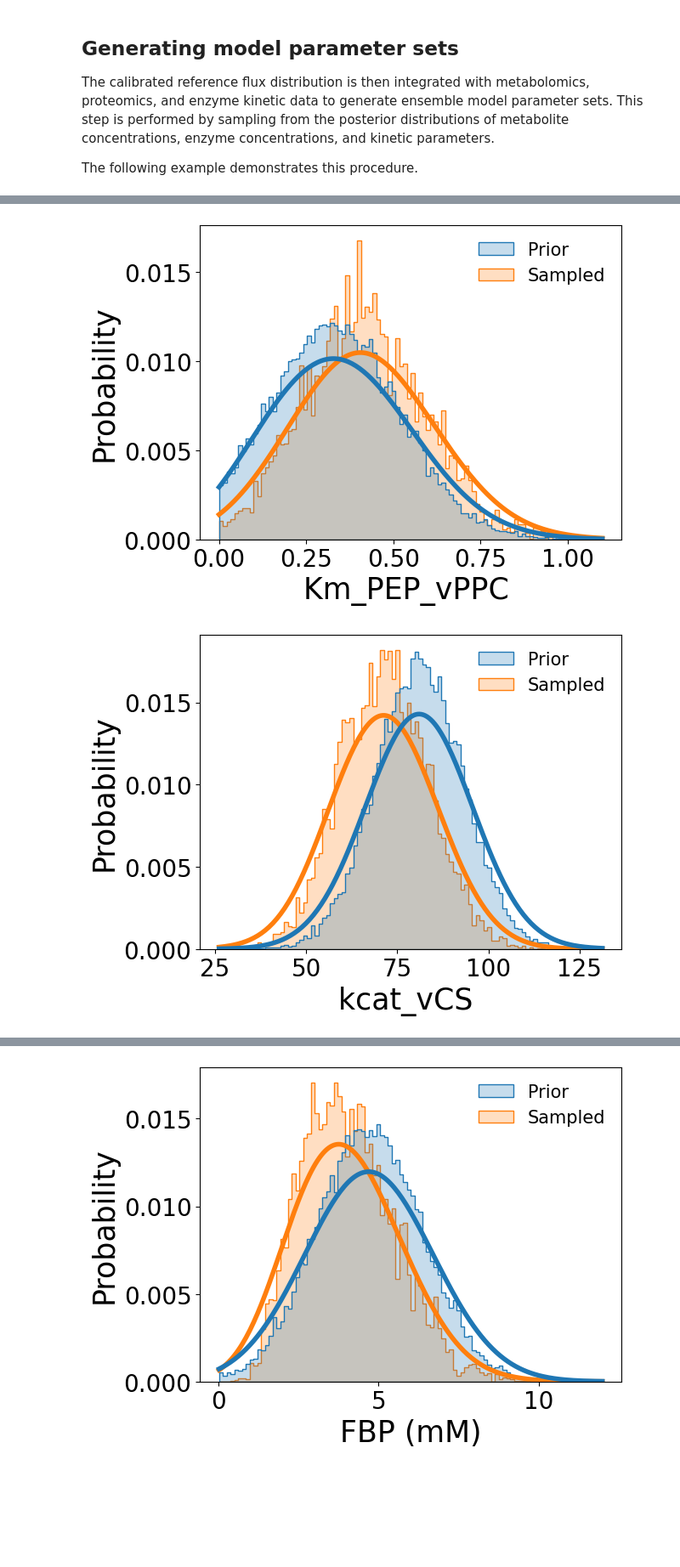
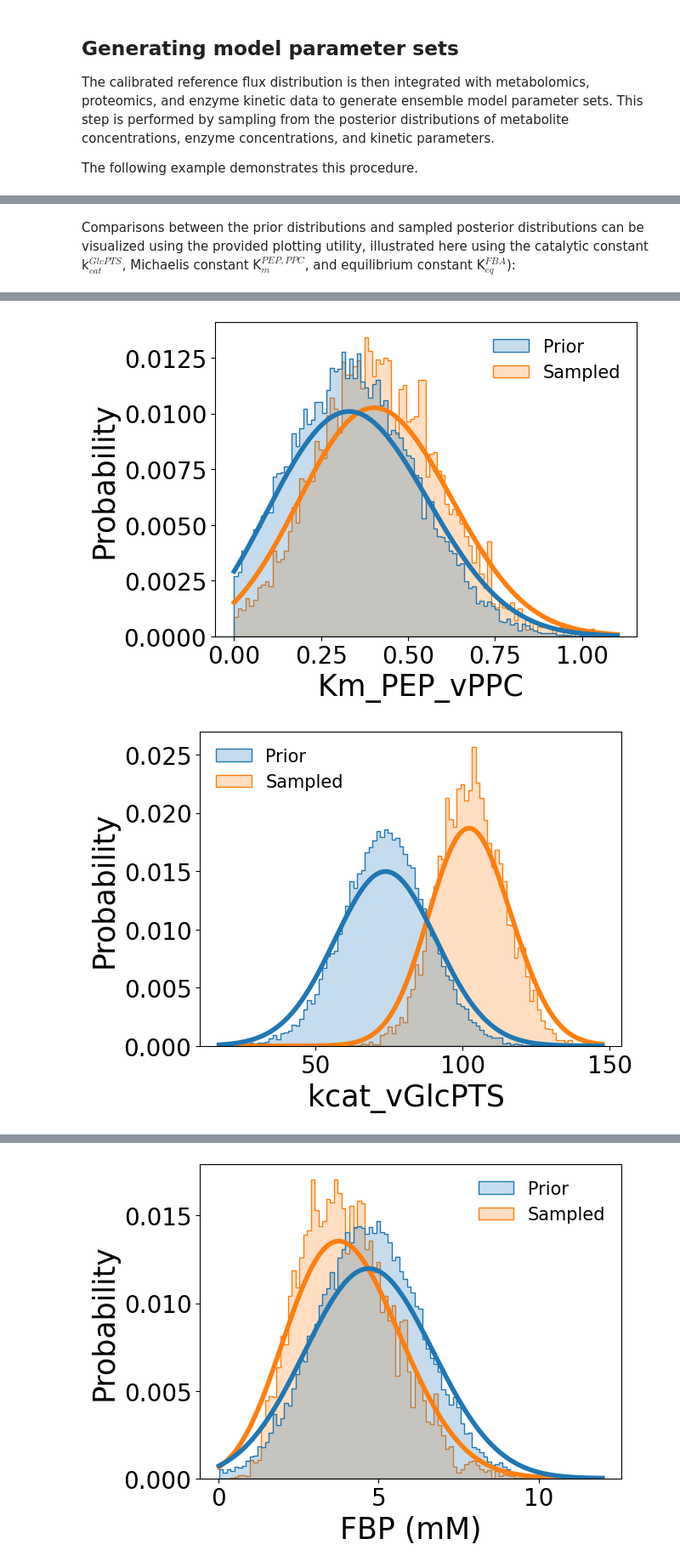
Before and after one commit to Chaowu88/robustnet, a Jupyter notebook: docs/source/parameterize_model.ipynb, the cells around one changed output, grey strips where cells are left out. Shown at 85% size. Cells and saved outputs as stored; diff of their text form; code cells hidden in the pictures; blank space fills up the shorter version.

```diff
--- a/docs/source/parameterize_model.ipynb
+++ b/docs/source/parameterize_model.ipynb
@@ -109,3 +119,9 @@ After sampling is completed, all results are received by samp_res. In particular
+# %% [markdown]
+Comparisons between the prior distributions and sampled posterior distributions can be visualized using the provided plotting utility, illustrated here using the catalytic constant k$_{cat}^{GlcPTS}$, Michaelis constant K$_{m}^{PEP,PPC}$, and equilibrium constant K$_{eq}^{FBA}$):
 # %%
-samp_res.plot_sampled_vs_prior_kinetic_parameters(out_dir=None, parameters=['kcat_vCS', 'Km_PEP_vPPC', 'Keq_vFBA'], show_fig=True)
+samp_res.plot_sampled_vs_prior_kinetic_parameters(
+    out_dir=None,
+    parameters=['kcat_vGlcPTS', 'Km_PEP_vPPC', 'Keq_vFBA'],
+    show_fig=True
+)
 # %% [output]
@@ -113,3 +129,3 @@ samp_res.plot_sampled_vs_prior_kinetic_parameters(out_dir=None, parameters=['kca
-[figure, old version]
+[figure, new version]
-[figure, old version]
+[figure, new version]
 # %% [markdown]
```
Also changed, not shown: parts of 8 cells of this notebook.
